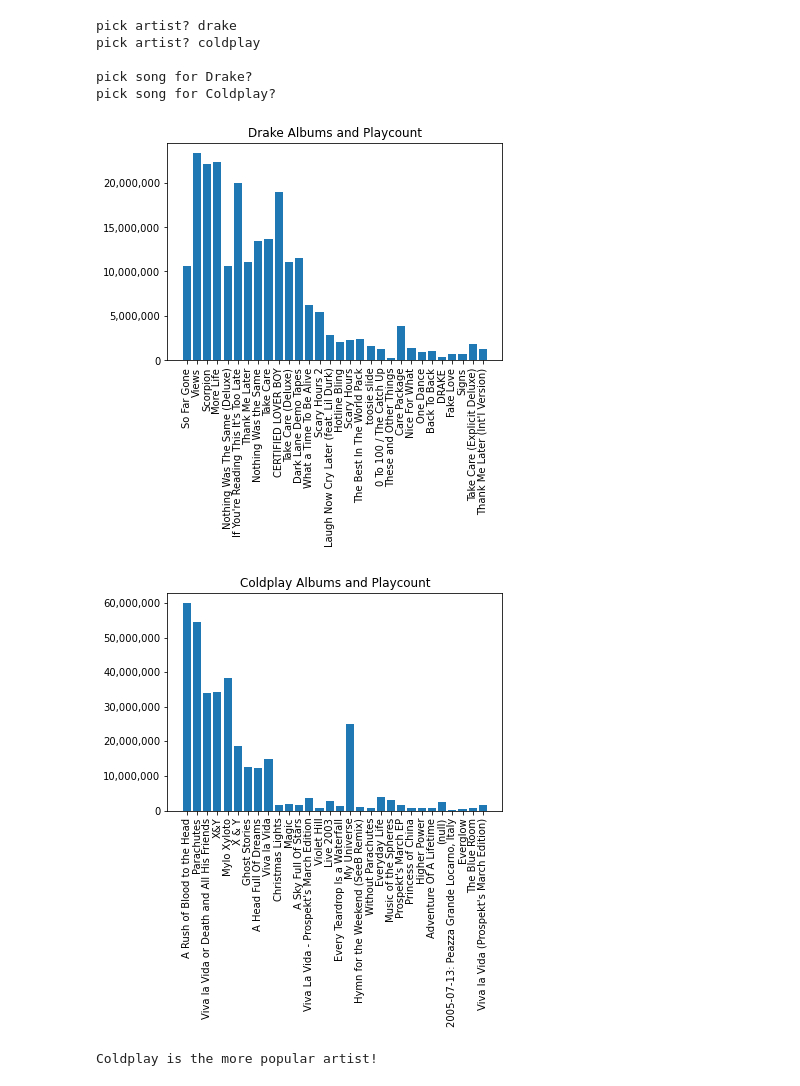
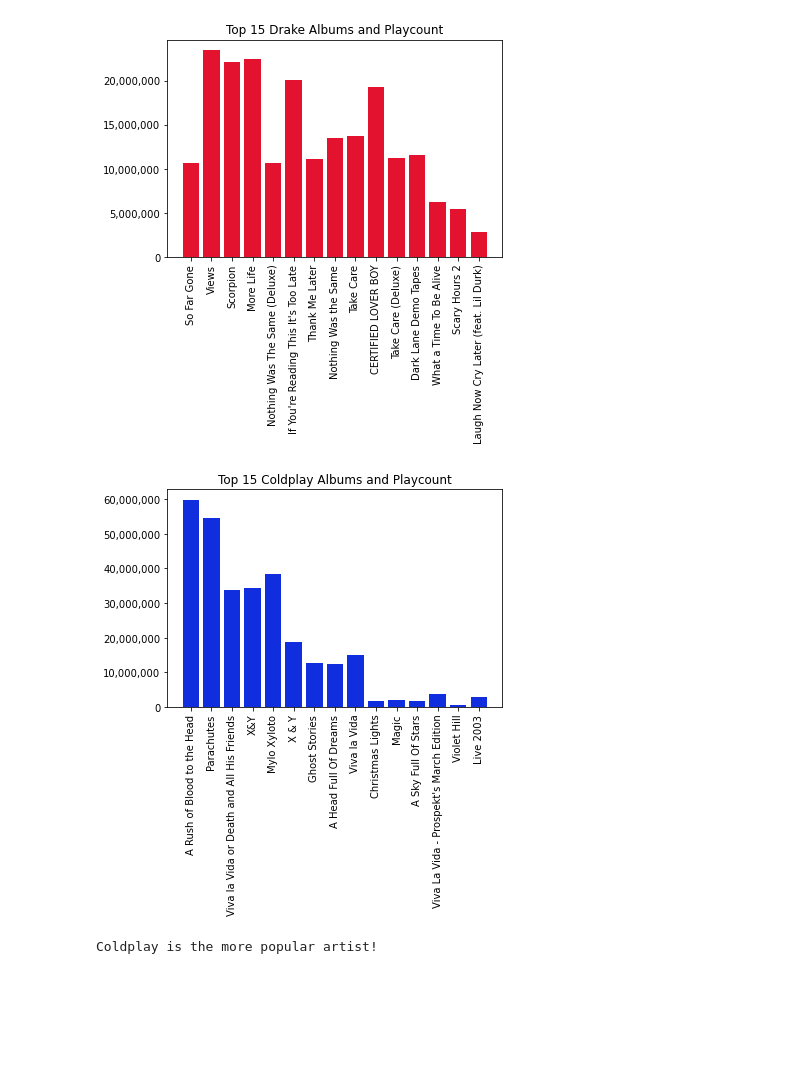
Before and after one commit to CORNELIAHINTON/Project-3-team-1, a Jupyter notebook: tutorial_dashboard_logic.ipynb, the cells around one changed output. Drawn from its saved outputs; the diff is of its cells as text; code cells hidden in the pictures; blank space fills up the shorter version.

```diff
--- a/tutorial_dashboard_logic.ipynb
+++ b/tutorial_dashboard_logic.ipynb
@@ -7,27 +7,12 @@ import matplotlib.pyplot as plt
 import matplotlib.ticker as tkr
 
 from pprint import pprint
-# %%
-"""let user pick any number of artists and respective songs"""
-artist0 = input('pick artist? ').title()
-artist1 = input('pick artist? ').title()
-
-print()
-song0 = input(f'pick song for {artist0}? ')
-song1 = input(f'pick song for {artist1}? ')
-# %% [output]
-pick artist? drake
-pick artist? coldplay
-
-pick song for Drake?
-pick song for Coldplay?
 # %%
-"""someone's function generating visuals"""
-def albumsplaycount(artist):
+def albumsplaycount(artist, code):
     tot_d = {}
 
     try:
-        limit = 30
+        limit = 15
         urlraw = f'http://ws.audioscrobbler.com/2.0/?method=artist.gettopalbums&artist={artist}&api_key=70894b101e887cf7fd9443bd5067f675&format=json&limit={limit}'
 
         r = requests.get(urlraw)
@@ -49,8 +34,8 @@ def albumsplaycount(artist):
 
         fig, ax = plt.subplots()
 
-        ax.set_title(f'{artist} Albums and Playcount')
-        ax.bar(range(len(data)), values, tick_label=names)
+        ax.set_title(f'Top {limit} {artist} Albums and Playcount')
+        ax.bar(range(len(data)), values, tick_label=names, color=code)
 
         ax.set_xticklabels(names, rotation = 90)
         ax.ticklabel_format(axis='y', style='plain')
@@ -61,22 +46,31 @@ def albumsplaycount(artist):
         tot_d[artist] = sum(values)
     finally:
         return tot_d
-
-"""someone's function generating visuals"""
-def songplaycount(artist, song):
-    pass
+# %%
+def main_bars(artist0, artist1):
+    color0 = '#e3122e'
+    tot0 = albumsplaycount(artist0, color0)
+    # print(tot0)
+
+    color1 = '#102ede'
+    tot1 = albumsplaycount(artist1, color1)
+    # print(tot1)
+
+    tot0.update(tot1)
+
+    if len(tot0) > 1:
+        print(f'{max(tot0, key=tot0.get)} is the more popular artist!')
+# %%
+"""let user pick any number of artists and respective songs"""
+artist0 = 'Drake'
+artist1 = 'Coldplay'
+
+# artist0 = input('pick artist? ').title()
+# artist1 = input('pick artist? ').title()
 # %%
 """call your functions"""
-tot0 = albumsplaycount(artist0)
-# print(tot0)
-tot1 = albumsplaycount(artist1)
-# print(tot1)
-
-tot0.update(tot1)
-
-if len(tot0) > 1:
-    print(f'{max(tot0, key=tot0.get)} is the more popular artist!')
+main_bars(artist0, artist1)
 # %% [output]
-[figure, old version]
+[figure, new version]
-[figure, old version]
+[figure, new version]
 Coldplay is the more popular artist!
```
Also changed, not shown: parts of 1 cell of this notebook, 2 other files.
